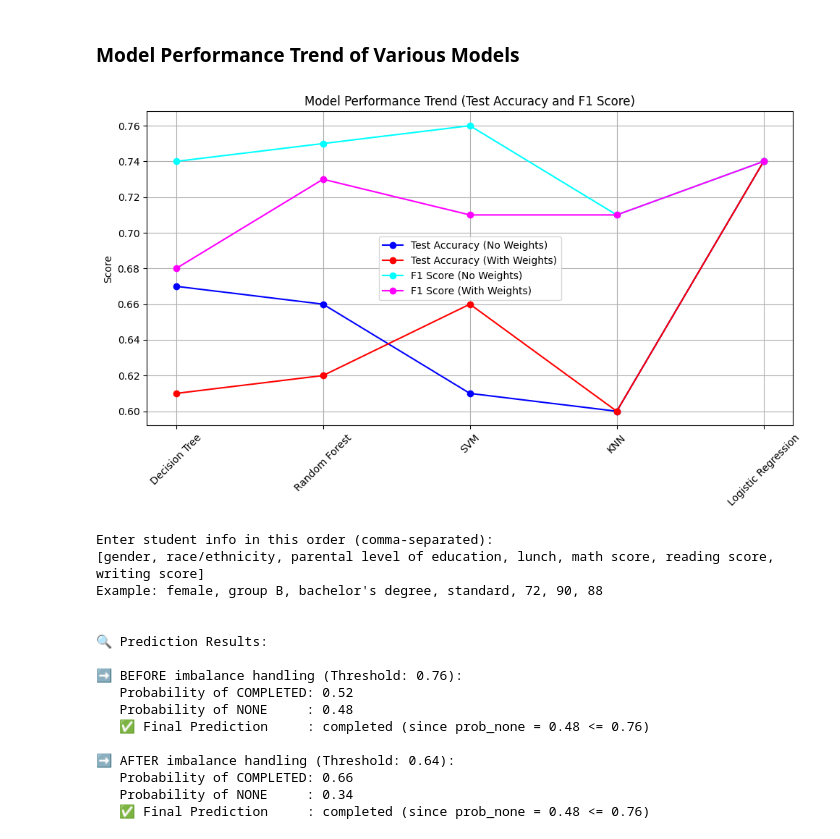
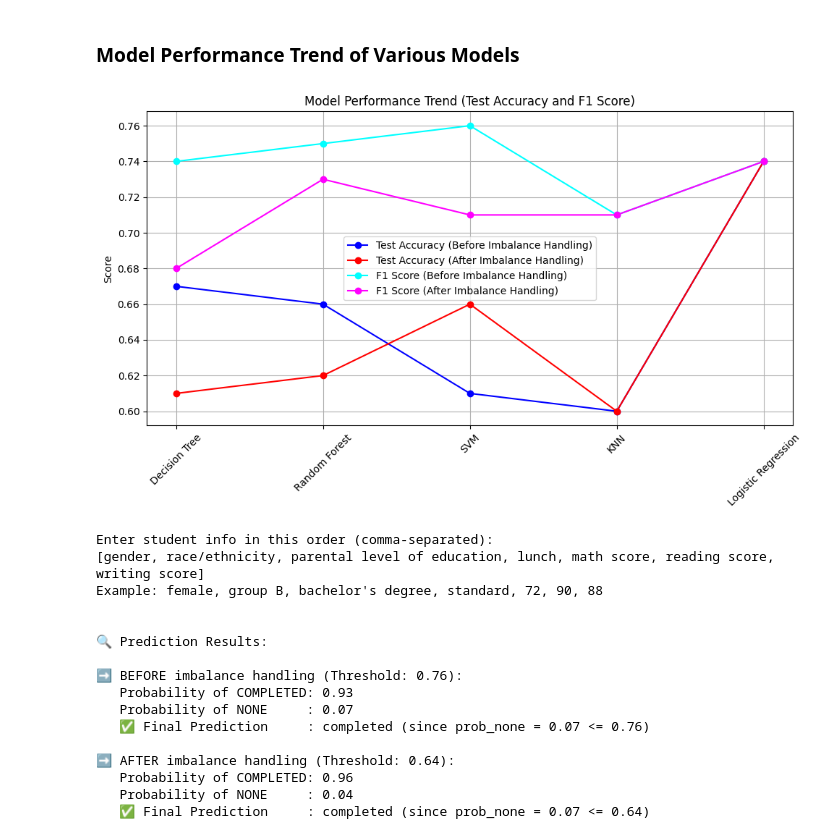
Before and after one commit to SakibMizan/MLProjectStudentPerformance, a Jupyter notebook: SakibMizanProject.ipynb, the cells around one changed output. Cells and saved outputs as stored; diff of their text form; code cells hidden in the pictures.

```diff
--- a/SakibMizanProject.ipynb
+++ b/SakibMizanProject.ipynb
@@ -860,65 +860,56 @@ plt.show()
 # %%
 models = ['Decision Tree', 'Random Forest', 'SVM', 'KNN', 'Logistic Regression']
 acc_no_weights = [0.67, 0.66, 0.61, 0.60, 0.74]
 acc_with_weights = [0.61, 0.62, 0.66, 0.60, 0.74]
 f1_no_weights = [0.74, 0.75, 0.76, 0.71, 0.74]
 f1_with_weights = [0.68, 0.73, 0.71, 0.71, 0.74]
 
 plt.figure(figsize=(10, 6))
-plt.plot(models, acc_no_weights, marker='o', label='Test Accuracy (No Weights)', color='blue')
-plt.plot(models, acc_with_weights, marker='o', label='Test Accuracy (With Weights)', color='red')
-plt.plot(models, f1_no_weights, marker='o', label='F1 Score (No Weights)', color='cyan')
-plt.plot(models, f1_with_weights, marker='o', label='F1 Score (With Weights)', color='magenta')
+plt.plot(models, acc_no_weights, marker='o', label='Test Accuracy (Before Imbalance Handling)', color='blue')
+plt.plot(models, acc_with_weights, marker='o', label='Test Accuracy (After Imbalance Handling)', color='red')
+plt.plot(models, f1_no_weights, marker='o', label='F1 Score (Before Imbalance Handling)', color='cyan')
+plt.plot(models, f1_with_weights, marker='o', label='F1 Score (After Imbalance Handling)', color='magenta')
 
 plt.ylabel('Score')
 plt.title('Model Performance Trend (Test Accuracy and F1 Score)')
 plt.xticks(rotation=45)
 plt.legend()
 plt.grid(True)
 plt.tight_layout()
 plt.show()
 # %% [output]
-[figure, old version]
+[figure, new version]
 # %%
 import numpy as np
 import pandas as pd
 
-# ---- INPUT HELP ----
 print("Enter student info in this order (comma-separated):")
 print("[gender, race/ethnicity, parental level of education, lunch, math score, reading score, writing score]")
 print("Example: female, group B, bachelor's degree, standard, 72, 90, 88\n")
 
-# ---- USER INPUT ----
 raw_input = input("Enter student data: ").strip().split(',')
 
-# ---- Clean and Validate ----
 if len(raw_input) != 7:
     raise ValueError("❌ You must enter exactly 7 values.")
 
-# Strip whitespace
 input_clean = [val.strip() for val in raw_input]
 
-# ---- Create DataFrame ----
 new_student_dataset = pd.DataFrame([input_clean], columns=[
     'gender', 'race/ethnicity', 'parental level of education', 'lunch',
     'math score', 'reading score', 'writing score'
 ])
 
-# Convert numeric columns
 new_student_dataset[['math score', 'reading score', 'writing score']] = new_student_dataset[
     ['math score', 'reading score', 'writing score']
 ].astype(float)
 
-# ---- Preprocess to match training format ----
 new_student_encoded = pd.DataFrame(
     ct.transform(new_student_dataset),
     columns=ct.get_feature_names_out()
 )
 
-# ---- Add constant for statsmodels ----
 new_student_opt = sm.add_constant(new_student_encoded, has_constant='add')
 
-# ---- Predictions ----
 # BEFORE imbalance (threshold = 0.76)
 prob_none_before = model_train.predict(new_student_opt)[0]
 prob_completed_before = 1 - prob_none_before
@@ -943,7 +934,7 @@ print(f"   ✅ Final Prediction     : {label_map[pred_before]} (since prob_none
 print(f"\n➡️ AFTER imbalance handling (Threshold: 0.64):")
 print(f"   Probability of COMPLETED: {prob_completed_after:.2f}")
 print(f"   Probability of NONE     : {prob_none_after:.2f}")
-print(f"   ✅ Final Prediction     : {label_map[pred_before]} (since prob_none = {prob_none_before:.2f} {'>' if prob_none_before > 0.76 else '<='} 0.76)")
+print(f"   ✅ Final Prediction     : {label_map[pred_before]} (since prob_none = {prob_none_before:.2f} {'>' if prob_none_before > 0.64 else '<='} 0.64)")
 # %% [output]
 Enter student info in this order (comma-separated):
 [gender, race/ethnicity, parental level of education, lunch, math score, reading score, writing score]
@@ -953,11 +944,11 @@ Example: female, group B, bachelor's degree, standard, 72, 90, 88
 🔍 Prediction Results:
 
 ➡️ BEFORE imbalance handling (Threshold: 0.76):
-   Probability of COMPLETED: 0.52
-   Probability of NONE     : 0.48
-   ✅ Final Prediction     : completed (since prob_none = 0.48 <= 0.76)
+   Probability of COMPLETED: 0.93
+   Probability of NONE     : 0.07
+   ✅ Final Prediction     : completed (since prob_none = 0.07 <= 0.76)
 
 ➡️ AFTER imbalance handling (Threshold: 0.64):
-   Probability of COMPLETED: 0.66
-   Probability of NONE     : 0.34
-   ✅ Final Prediction     : completed (since prob_none = 0.48 <= 0.76)
+   Probability of COMPLETED: 0.96
+   Probability of NONE     : 0.04
+   ✅ Final Prediction     : completed (since prob_none = 0.07 <= 0.64)
```
Also changed, not shown: parts of 2 cells of this notebook.
